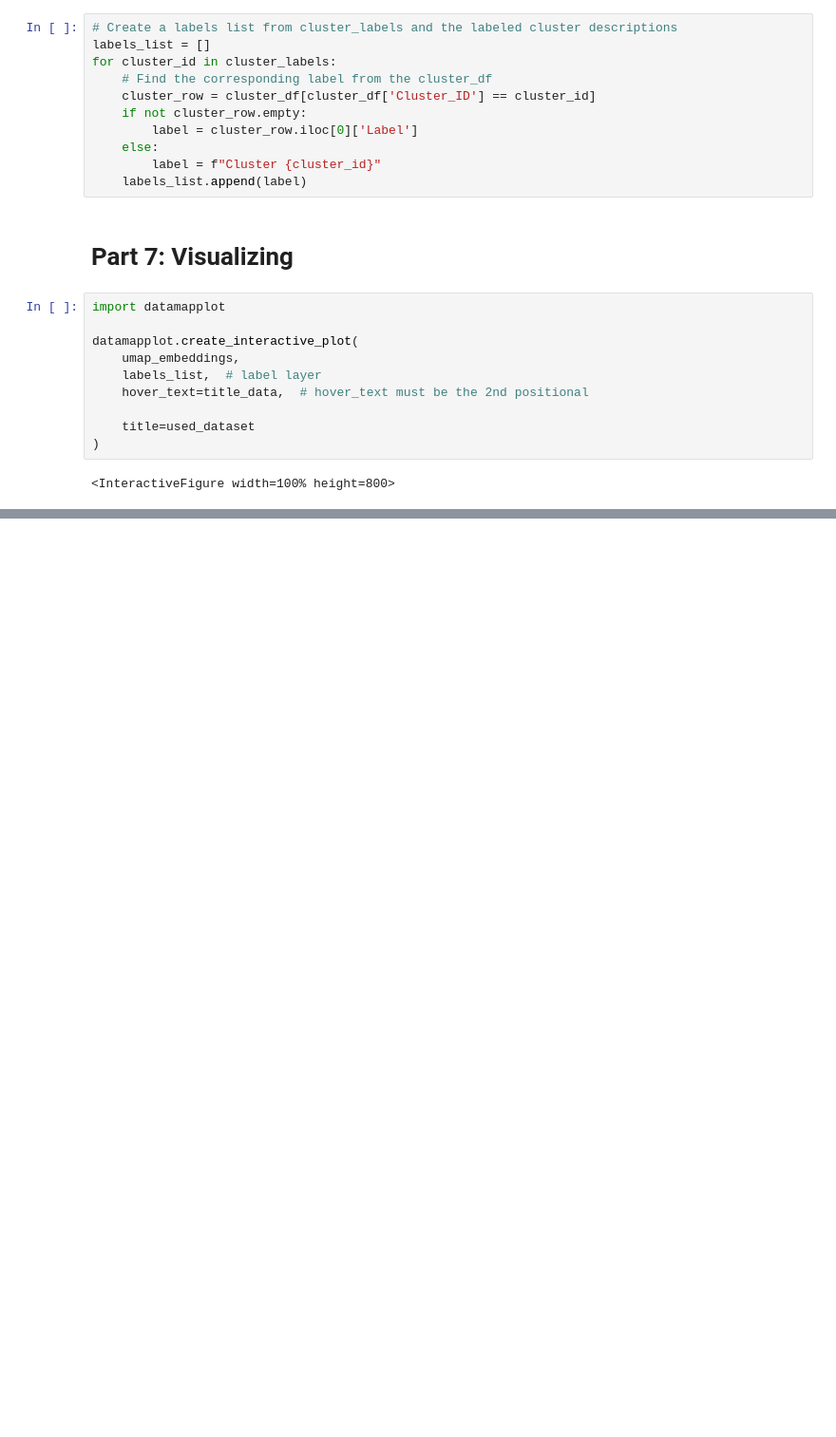
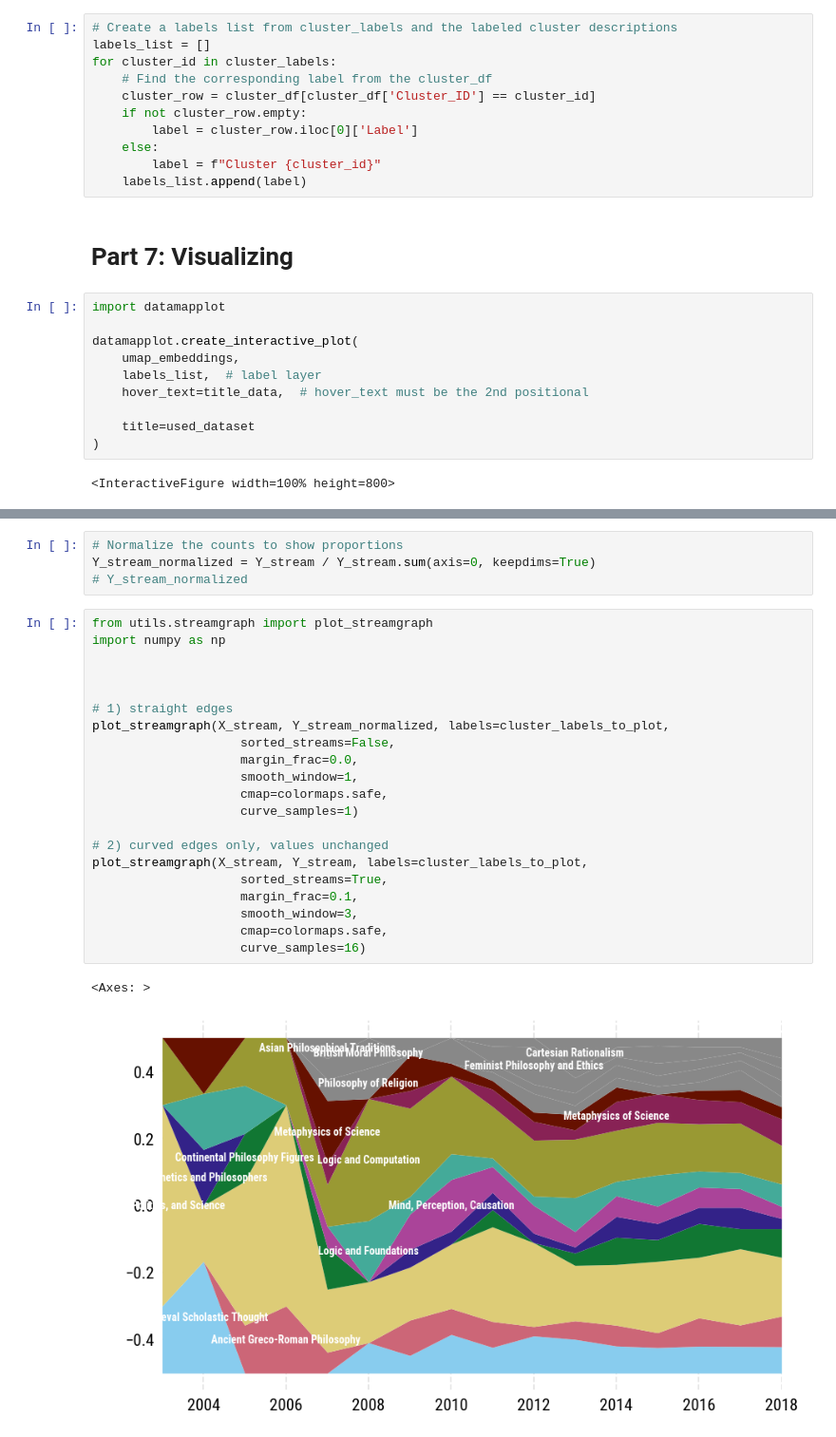
Before and after one commit to MNoichl/data-driven-philosophy-GAP2025, a Jupyter notebook: workbook_01_text_analysis.ipynb, the cells around one changed output, grey strips where cells are left out. Shown at 95% size. Saved outputs shown, nothing was run; the diff lists cells and outputs as text; blank space fills up the shorter version.

```diff
--- a/workbook_01_text_analysis.ipynb
+++ b/workbook_01_text_analysis.ipynb
@@ -424,0 +481,28 @@ datamapplot.create_interactive_plot(
+# %%
+# Normalize the counts to show proportions
+Y_stream_normalized = Y_stream / Y_stream.sum(axis=0, keepdims=True)
+# Y_stream_normalized
+# %%
+from utils.streamgraph import plot_streamgraph
+import numpy as np
+
+
+
+# 1) straight edges
+plot_streamgraph(X_stream, Y_stream_normalized, labels=cluster_labels_to_plot,
+                    sorted_streams=False,
+                    margin_frac=0.0,
+                    smooth_window=1,
+                    cmap=colormaps.safe,
+                    curve_samples=1)
+
+# 2) curved edges only, values unchanged
+plot_streamgraph(X_stream, Y_stream, labels=cluster_labels_to_plot,
+                    sorted_streams=True,
+                    margin_frac=0.1,
+                    smooth_window=3,
+                    cmap=colormaps.safe,
+                    curve_samples=16)
+# %% [output]
+<Axes: >
+[figure, added]
```
Also changed, not shown: parts of 6 cells of this notebook, 1 other file.
